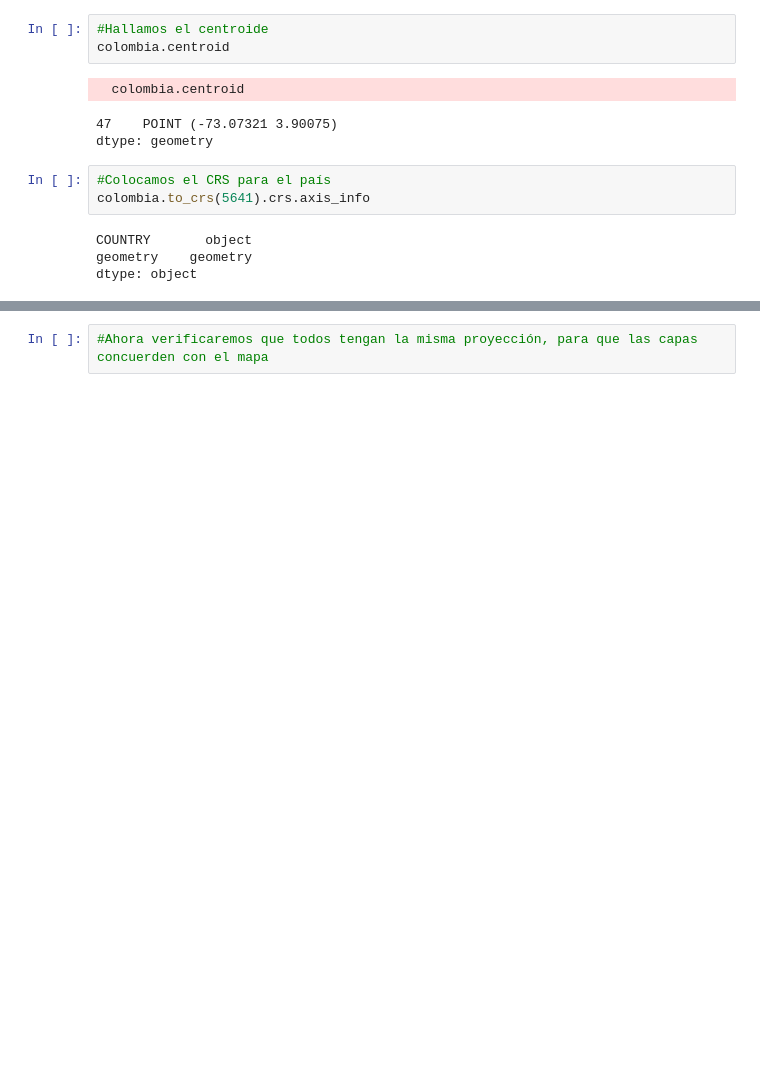
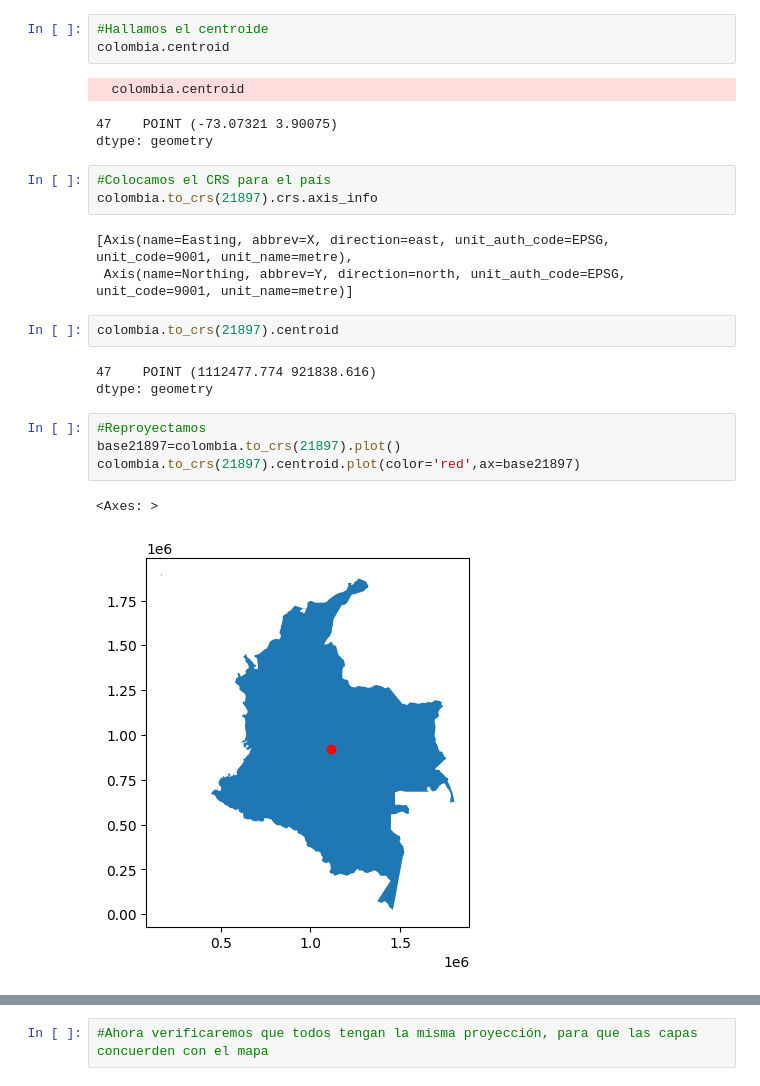
Before and after one commit to ZairaYacsavilca/simpleplot, a Jupyter notebook: Untitled.ipynb, the cells around one changed output, grey strips where cells are left out. Cells and saved outputs as stored; diff of their text form; blank space fills up the shorter version.

```diff
--- a/Untitled.ipynb
+++ b/Untitled.ipynb
@@ -100,8 +119,19 @@ colombia.centroid
 dtype: geometry
 # %%
 #Colocamos el CRS para el país
-colombia.to_crs(5641).crs.axis_info
+colombia.to_crs(21897).crs.axis_info
 # %% [output]
-COUNTRY       object
-geometry    geometry
-dtype: object
+[Axis(name=Easting, abbrev=X, direction=east, unit_auth_code=EPSG, unit_code=9001, unit_name=metre),
+ Axis(name=Northing, abbrev=Y, direction=north, unit_auth_code=EPSG, unit_code=9001, unit_name=metre)]
+# %%
+colombia.to_crs(21897).centroid
+# %% [output]
+47    POINT (1112477.774 921838.616)
+dtype: geometry
+# %%
+#Reproyectamos
+base21897=colombia.to_crs(21897).plot()
+colombia.to_crs(21897).centroid.plot(color='red',ax=base21897)
+# %% [output]
+<Axes: >
+[figure, added]
```
Also changed, not shown: parts of 11 cells of this notebook.
